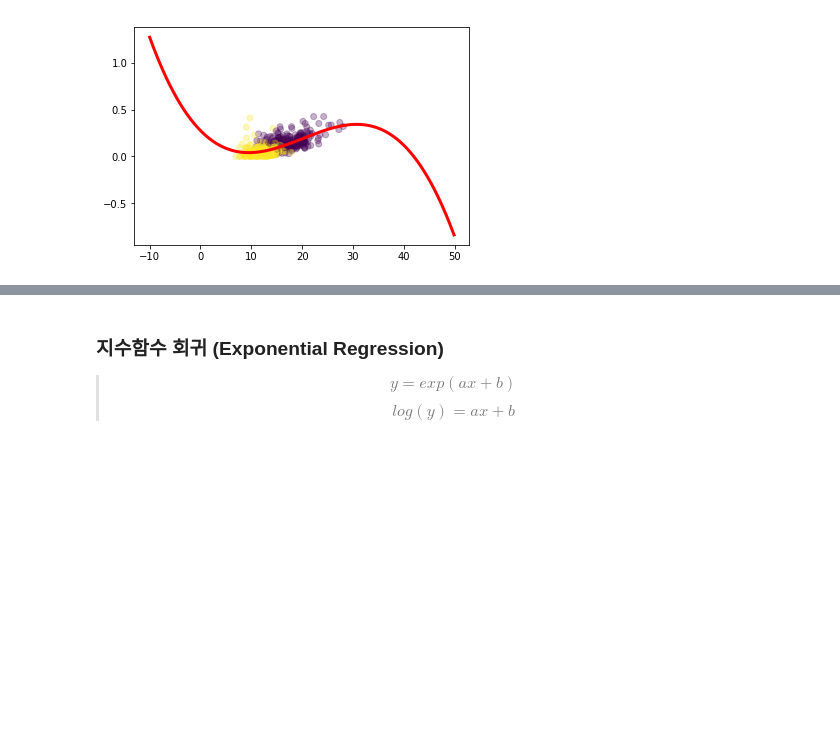
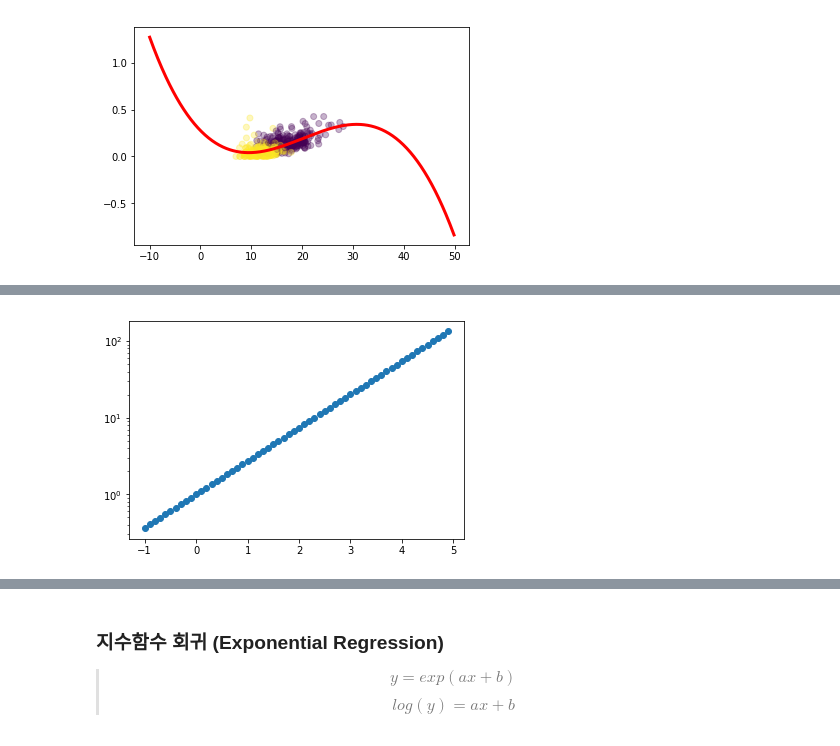
Before and after one commit to gubosd/lecture11, a Jupyter notebook: 머신러닝/02_지도학습_08_비선형회귀.ipynb, the cells around one changed output, grey strips where cells are left out. Saved outputs shown, nothing was run; the diff lists cells and outputs as text; code cells hidden in the pictures; blank space fills up the shorter version.

```diff
--- a/머신러닝/02_지도학습_08_비선형회귀.ipynb
+++ b/머신러닝/02_지도학습_08_비선형회귀.ipynb
@@ -83,0 +93,5 @@ plt.plot(xs,ys,'r-',lw=3)
+# %%
+plt.scatter(x, y)
+plt.yscale('log')
+# %% [output]
+[figure, added]
```
Also changed, not shown: parts of 5 cells of this notebook.
